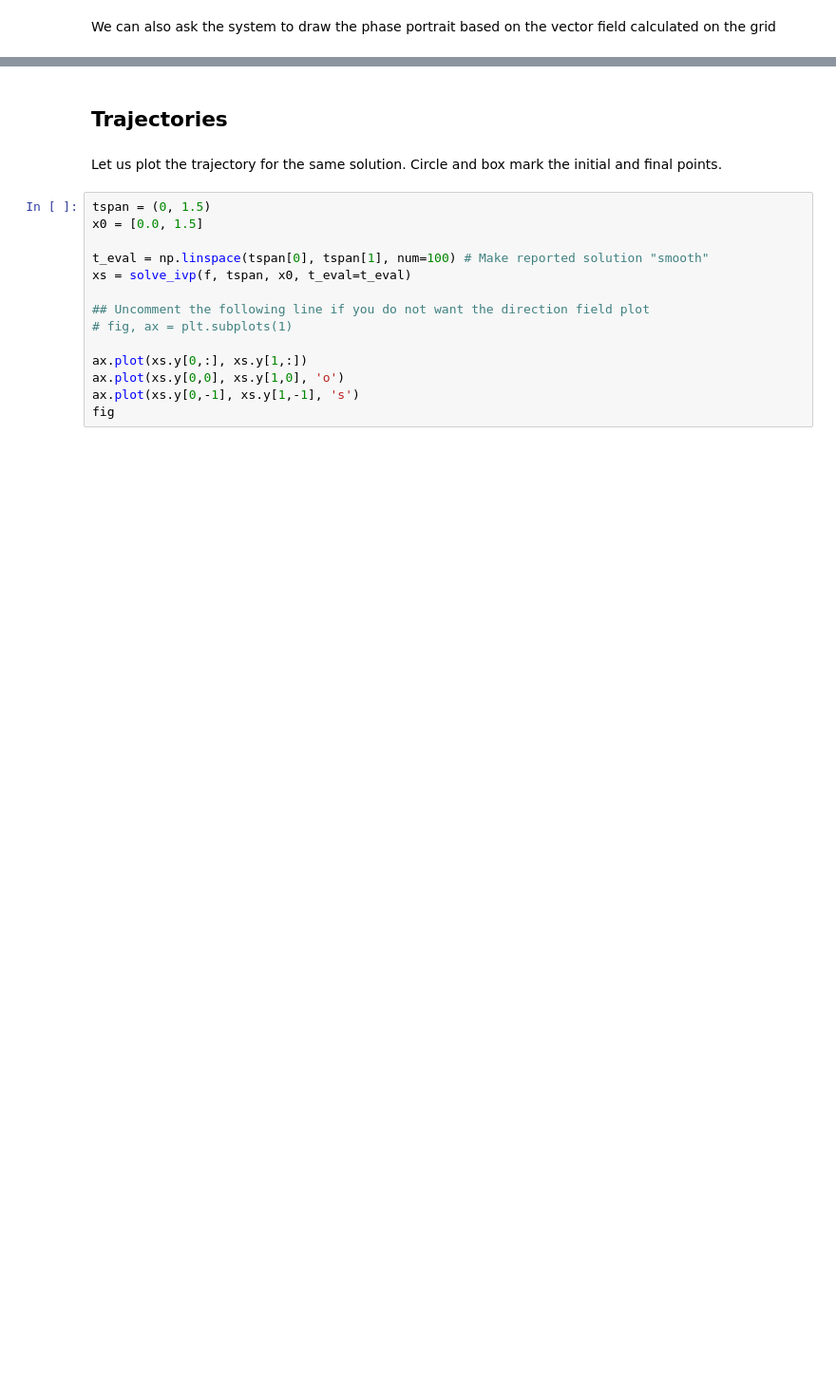
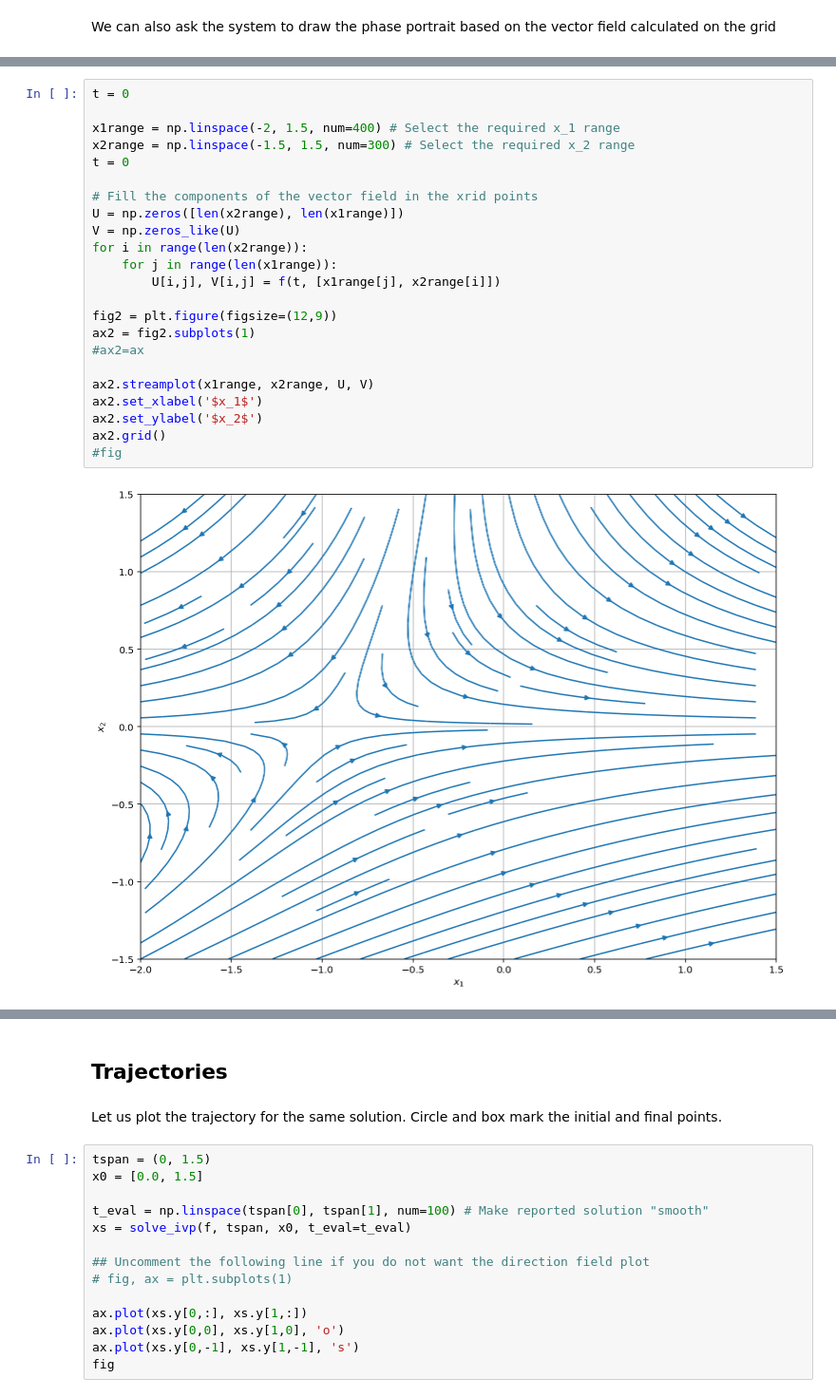
Before and after one commit to fedxa/PHYS30471, a Jupyter notebook: ODE_2D.ipynb, the cells around one changed output, grey strips where cells are left out. Shown at 95% size. Drawn from its saved outputs; the diff is of its cells as text; blank space fills up the shorter version.

```diff
--- a/ODE_2D.ipynb
+++ b/ODE_2D.ipynb
@@ -117,0 +121,25 @@ ax2.grid()
+# %%
+t = 0
+
+x1range = np.linspace(-2, 1.5, num=400) # Select the required x_1 range
+x2range = np.linspace(-1.5, 1.5, num=300) # Select the required x_2 range
+t = 0
+
+# Fill the components of the vector field in the xrid points
+U = np.zeros([len(x2range), len(x1range)])
+V = np.zeros_like(U)
+for i in range(len(x2range)):
+    for j in range(len(x1range)):
+        U[i,j], V[i,j] = f(t, [x1range[j], x2range[i]])
+
+fig2 = plt.figure(figsize=(12,9))
+ax2 = fig2.subplots(1)
+#ax2=ax
+
+ax2.streamplot(x1range, x2range, U, V)
+ax2.set_xlabel('$x_1$')
+ax2.set_ylabel('$x_2$')
+ax2.grid()
+#fig
+# %% [output]
+[figure, added]
```
Also changed, not shown: parts of 9 cells of this notebook, 1 other file.
